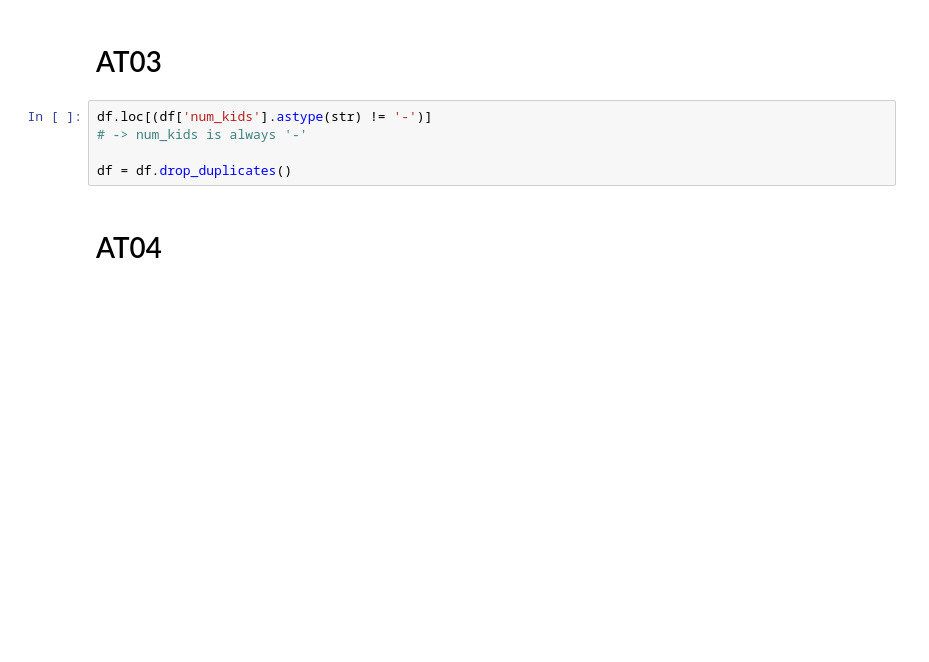
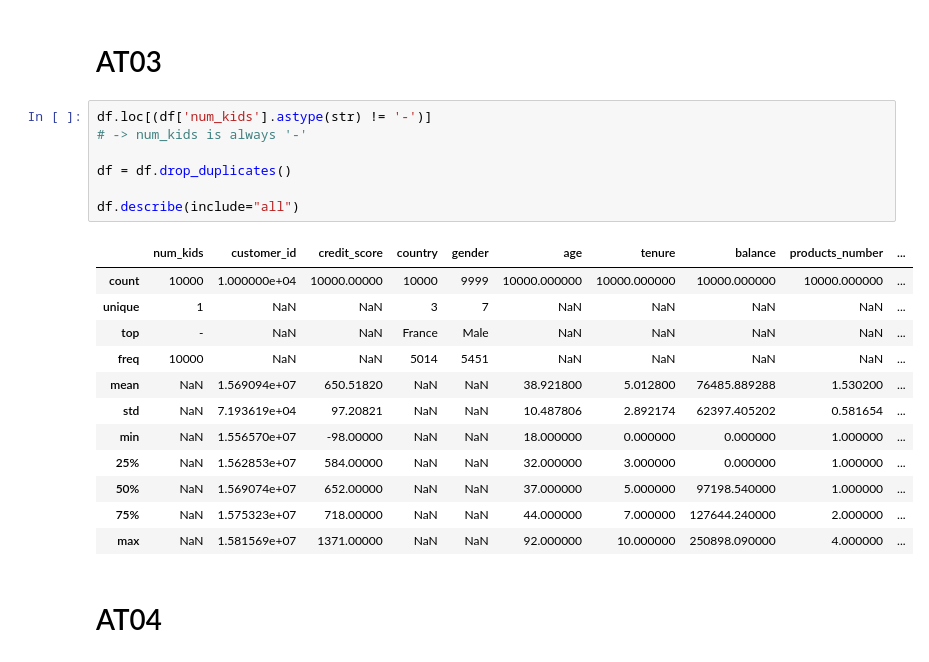
Before and after one commit to holleyj/data_attrition, a Jupyter notebook: code_sprint0.ipynb, the cells around one changed output. Drawn from its saved outputs; the diff is of its cells as text; blank space fills up the shorter version.

```diff
--- a/code_sprint0.ipynb
+++ b/code_sprint0.ipynb
@@ -41,8 +41,23 @@ df
 # %%
 df.loc[(df['num_kids'].astype(str) != '-')]
 # -> num_kids is always '-'
 
 df = df.drop_duplicates()
+
+df.describe(include="all")
+# %% [output]
+|  | num_kids | customer_id | credit_score | country | gender | age | tenure | balance | products_number | ... |
+| count | 10000 | 1.000000e+04 | 10000.00000 | 10000 | 9999 | 10000.000000 | 10000.000000 | 10000.000000 | 10000.000000 | ... |
+| unique | 1 | NaN | NaN | 3 | 7 | NaN | NaN | NaN | NaN | ... |
+| top | - | NaN | NaN | France | Male | NaN | NaN | NaN | NaN | ... |
+| freq | 10000 | NaN | NaN | 5014 | 5451 | NaN | NaN | NaN | NaN | ... |
+| mean | NaN | 1.569094e+07 | 650.51820 | NaN | NaN | 38.921800 | 5.012800 | 76485.889288 | 1.530200 | ... |
+| std | NaN | 7.193619e+04 | 97.20821 | NaN | NaN | 10.487806 | 2.892174 | 62397.405202 | 0.581654 | ... |
+| min | NaN | 1.556570e+07 | -98.00000 | NaN | NaN | 18.000000 | 0.000000 | 0.000000 | 1.000000 | ... |
+| 25% | NaN | 1.562853e+07 | 584.00000 | NaN | NaN | 32.000000 | 3.000000 | 0.000000 | 1.000000 | ... |
+| 50% | NaN | 1.569074e+07 | 652.00000 | NaN | NaN | 37.000000 | 5.000000 | 97198.540000 | 1.000000 | ... |
+| 75% | NaN | 1.575323e+07 | 718.00000 | NaN | NaN | 44.000000 | 7.000000 | 127644.240000 | 2.000000 | ... |
+| max | NaN | 1.581569e+07 | 1371.00000 | NaN | NaN | 92.000000 | 10.000000 | 250898.090000 | 4.000000 | ... |
 # %% [markdown]
 # AT04
 # %%
```
Also changed, not shown: parts of 1 cell of this notebook.
